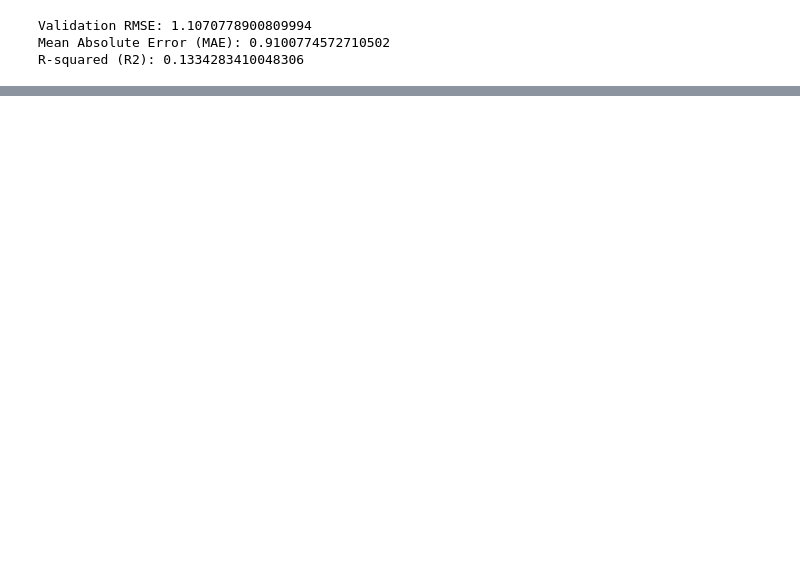
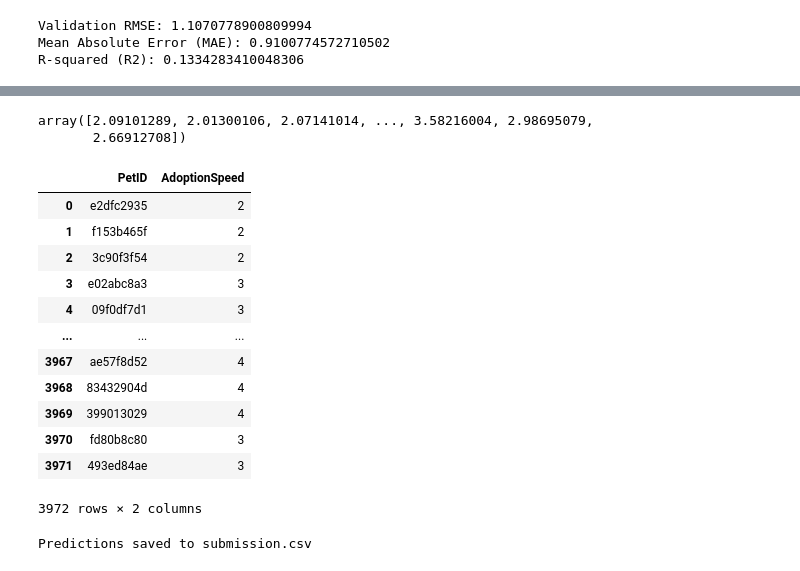
Before and after one commit to georgsmeinung/labo2-petfinder, a Jupyter notebook: petfinder.ipynb, the cells around one changed output, grey strips where cells are left out. Saved outputs shown, nothing was run; the diff lists cells and outputs as text; code cells hidden in the pictures; blank space fills up the shorter version.

```diff
--- a/petfinder.ipynb
+++ b/petfinder.ipynb
@@ -105,0 +114,59 @@ R-squared (R2): 0.1334283410048306
+# %%
+# Store the 'PetID' column in a separate DataFrame
+test_pet_id_df = test_data[['PetID']]
+
+# Drop non-numeric columns from the test dataset
+test_data_numeric = test_data.select_dtypes(include=['number'])
+
+# If needed, fill or drop missing values (example: fill with 0)
+# test_data_numeric.fillna(0, inplace=True)
+
+# Predict on the test set
+y_test_pred = model.predict(test_data_numeric, num_iteration=model.best_iteration)
+
+y_test_pred
+# %% [output]
+array([2.09101289, 2.01300106, 2.07141014, ..., 3.58216004, 2.98695079,
+       2.66912708])
+# %%
+import numpy as np
+
+# Round the predictions to the nearest integer and clip values between 0 and 4
+y_pred_rounded = np.clip(np.round(y_test_pred), 0, 4).astype(int)
+
+# Convert y_pred_rounded to a DataFrame
+predicted_df = pd.DataFrame(y_pred_rounded, columns=['AdoptionSpeed'])
+
+# Concatenate pet_id_df with the predicted values DataFrame
+predictions_df = pd.concat([test_pet_id_df.reset_index(drop=True), predicted_df], axis=1)
+
+predictions_df
+# %% [output]
+|  | PetID | AdoptionSpeed |
+| 0 | e2dfc2935 | 2 |
+| 1 | f153b465f | 2 |
+| 2 | 3c90f3f54 | 2 |
+| 3 | e02abc8a3 | 3 |
+| 4 | 09f0df7d1 | 3 |
+| ... | ... | ... |
+| 3967 | ae57f8d52 | 4 |
+| 3968 | 83432904d | 4 |
+| 3969 | 399013029 | 4 |
+| 3970 | fd80b8c80 | 3 |
+| 3971 | 493ed84ae | 3 |
+3972 rows × 2 columns
+# %%
+from datetime import datetime
+
+# Rename columns to match the desired header
+predictions_df.columns = ['PetID', 'AdoptionSpeed']
+
+# Define the filename with the timestamp
+filename =f'submission.csv'
+
+# Save predictions_df to a CSV file
+predictions_df.to_csv(filename, index=False)
+
+print(f'Predictions saved to {filename}')
+# %% [output]
+Predictions saved to submission.csv
```
Also changed, not shown: parts of 3 cells of this notebook.
